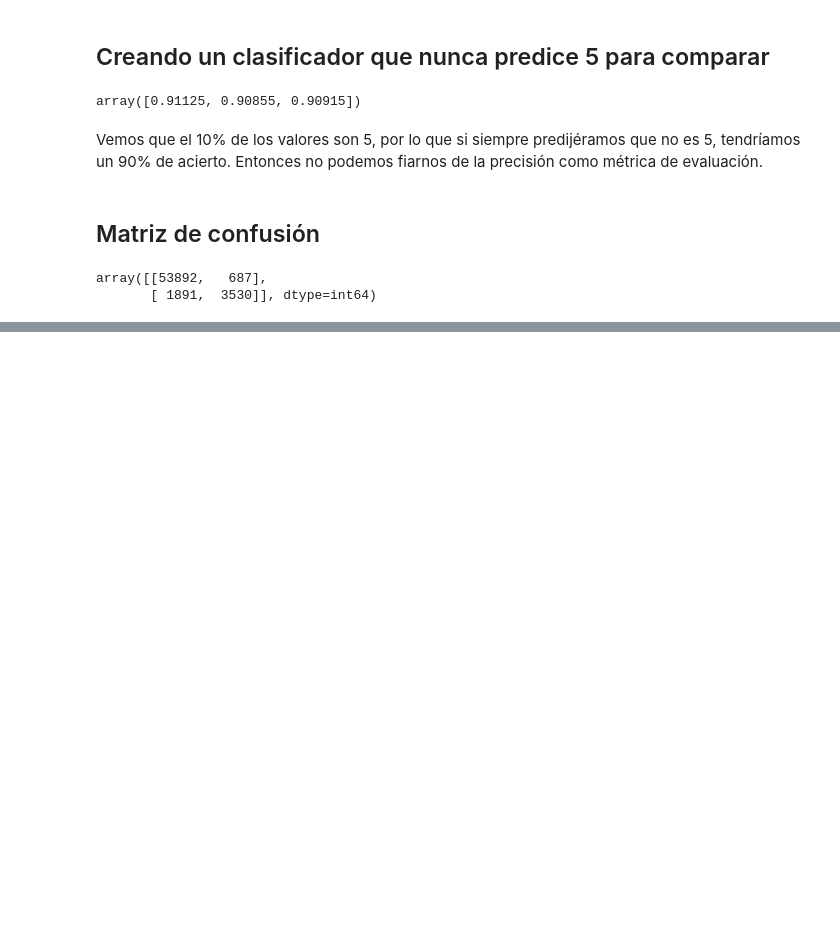
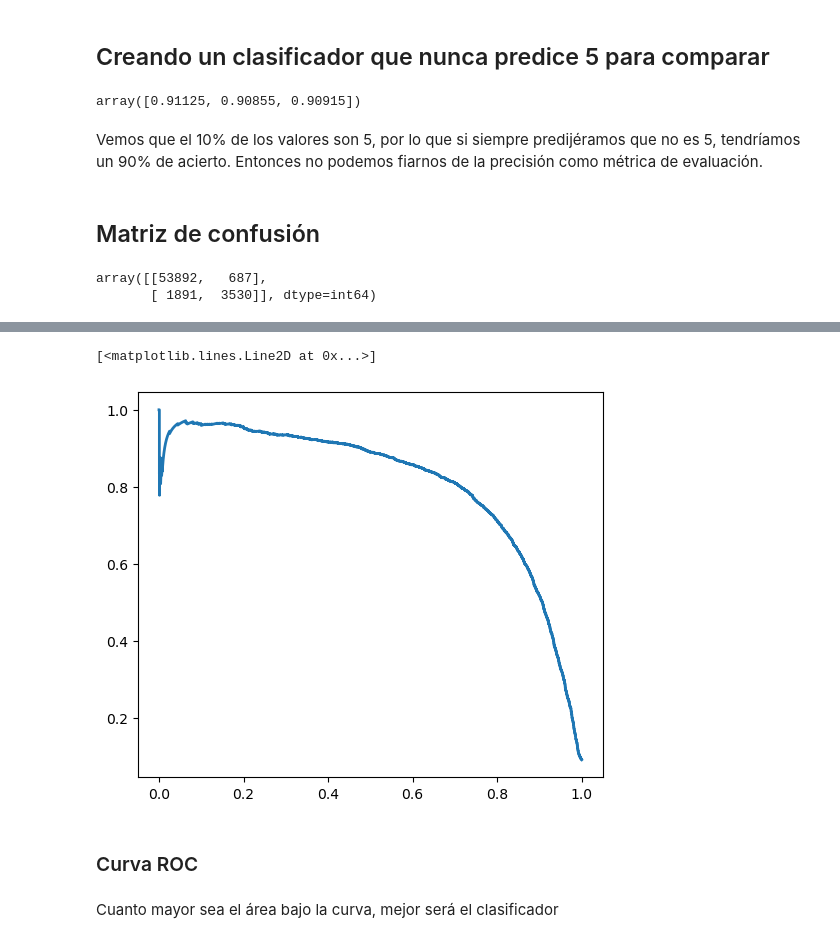
Before and after one commit to braiso-22/ejercicio-mnist, a Jupyter notebook: mnist.ipynb, the cells around one changed output, grey strips where cells are left out. Drawn from its saved outputs; the diff is of its cells as text; code cells hidden in the pictures; blank space fills up the shorter version.

```diff
--- a/mnist.ipynb
+++ b/mnist.ipynb
@@ -143,0 +186,13 @@ array([[53892,   687],
+# %%
+import matplotlib.patches as patches  # extra code – for the curved arrow
+
+plt.figure(figsize=(6, 5))  # extra code – not needed, just formatting
+
+plt.plot(recalls, precisions, linewidth=2, label="Precision/Recall curve")
+# %% [output]
+[<matplotlib.lines.Line2D at 0x...>]
+[figure, added]
+# %% [markdown]
+### Curva ROC
+# %% [markdown]
+Cuanto mayor sea el área bajo la curva, mejor será el clasificador
```
Also changed, not shown: parts of 17 cells of this notebook.
